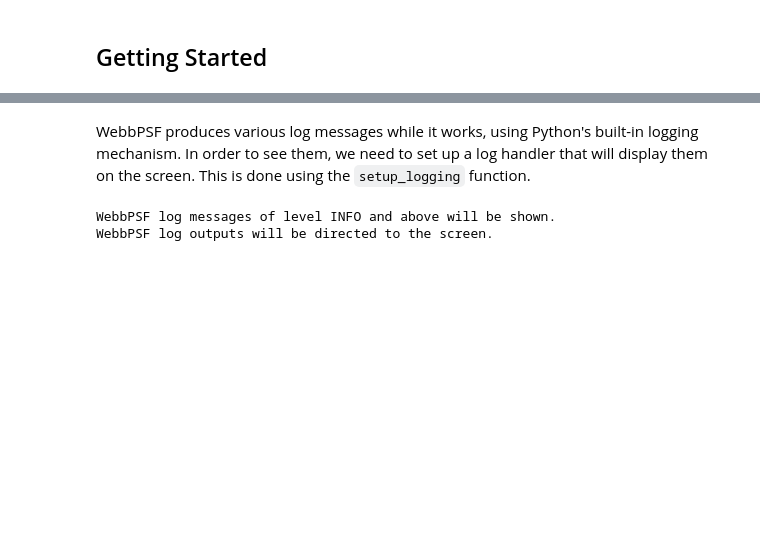
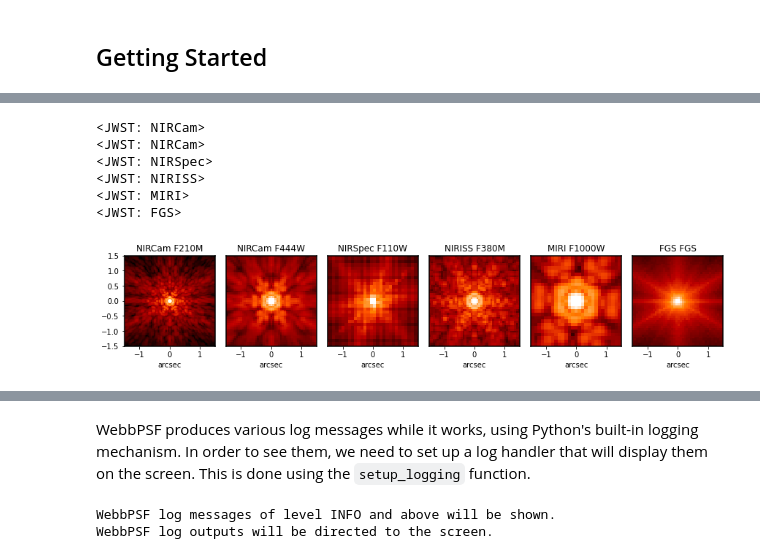
Before and after one commit to spacetelescope/webbpsf, a Jupyter notebook: notebooks/WebbPSF_tutorial.ipynb, the cells around one changed output, grey strips where cells are left out. Cells and saved outputs as stored; diff of their text form; code cells hidden in the pictures; blank space fills up the shorter version.

```diff
--- a/notebooks/WebbPSF_tutorial.ipynb
+++ b/notebooks/WebbPSF_tutorial.ipynb
@@ -24,0 +30,2 @@ import webbpsf
+# %%
+psf = nc.calc_psf(nlambda=5, fov_arcsec=2)
@@ -24,0 +114,32 @@ import webbpsf
+# %%
+# Iterate over all instruments, calculating one example PSF for each
+insts = ['NIRCam','NIRCam','NIRSpec','NIRISS', 'MIRI', 'FGS']
+filts = ['F210M', 'F444W', 'F110W', 'F380M', 'F1000W', 'FGS']
+
+psfs = {}
+for i, (instname, filt) in enumerate(zip(insts, filts)):
+    inst = webbpsf.instrument(instname)
+    inst.filter = filt
+    psf = inst.calc_psf(fov_arcsec=5.0)
+    psfs[instname+filt] = psf
+    print(inst)
+# %% [output]
+<JWST: NIRCam>
+<JWST: NIRCam>
+<JWST: NIRSpec>
+<JWST: NIRISS>
+<JWST: MIRI>
+<JWST: FGS>
+# %%
+# Now make a nice plot of them
+plt.figure(figsize=(16*0.75,3*0.75))
+plt.subplots_adjust(wspace=0.05, bottom=0.05, top=0.9)
+for i, (instname, filt) in enumerate(zip(insts, filts)):
+    ax = plt.subplot(1,6,1+i)
+    webbpsf.display_psf(psfs[instname+filt], colorbar=False, title=instname+" "+filt, vmax=0.03, imagecrop=3, ext=1)
+    if i > 0:
+        ax.yaxis.set_visible(False)
+plt.tight_layout()
+plt.savefig('fig_instrument_comparison.png', dpi=150)
+# %% [output]
+[figure, added]
```
Also changed, not shown: parts of 50 cells of this notebook, 2 other files.
